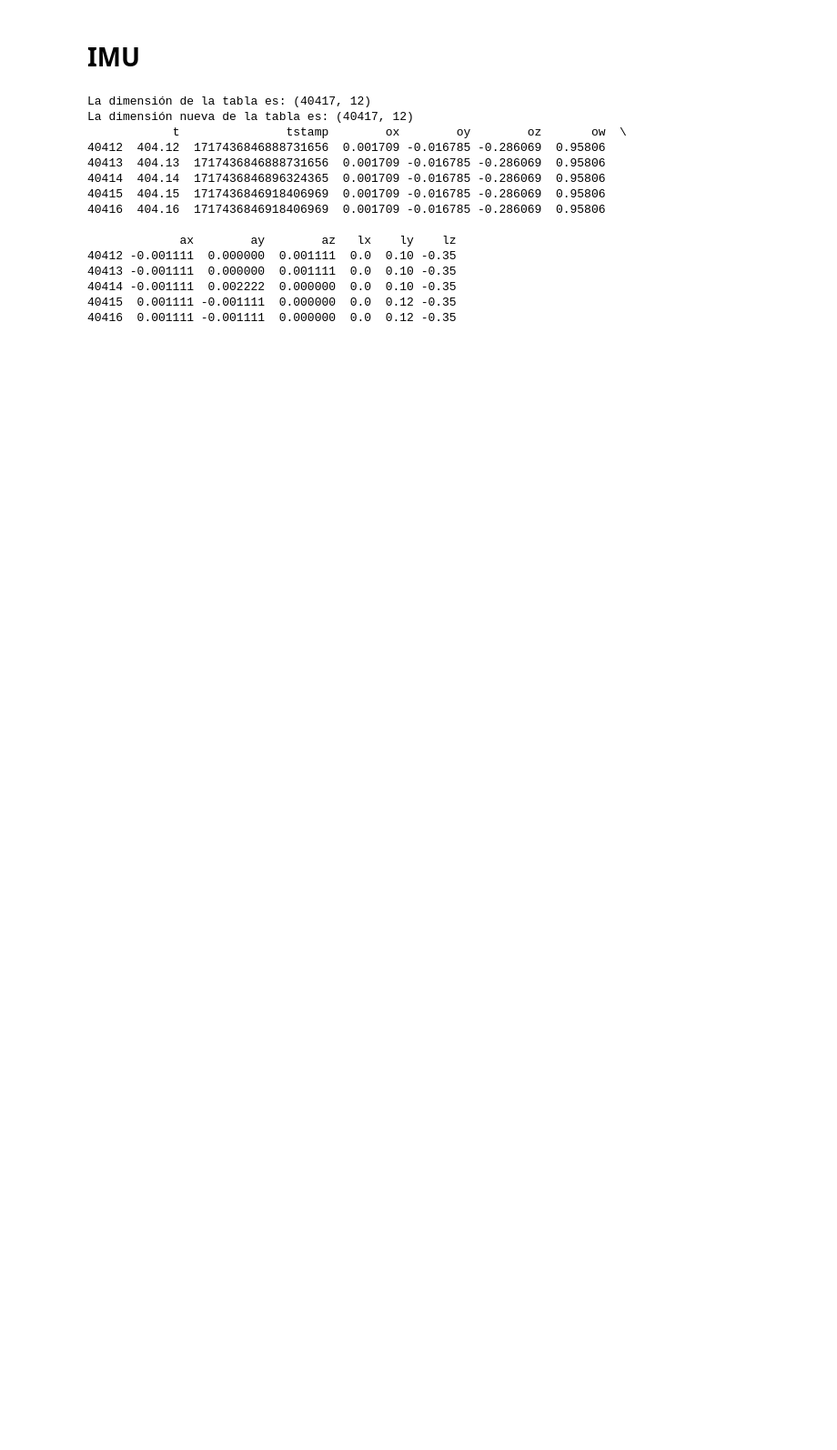
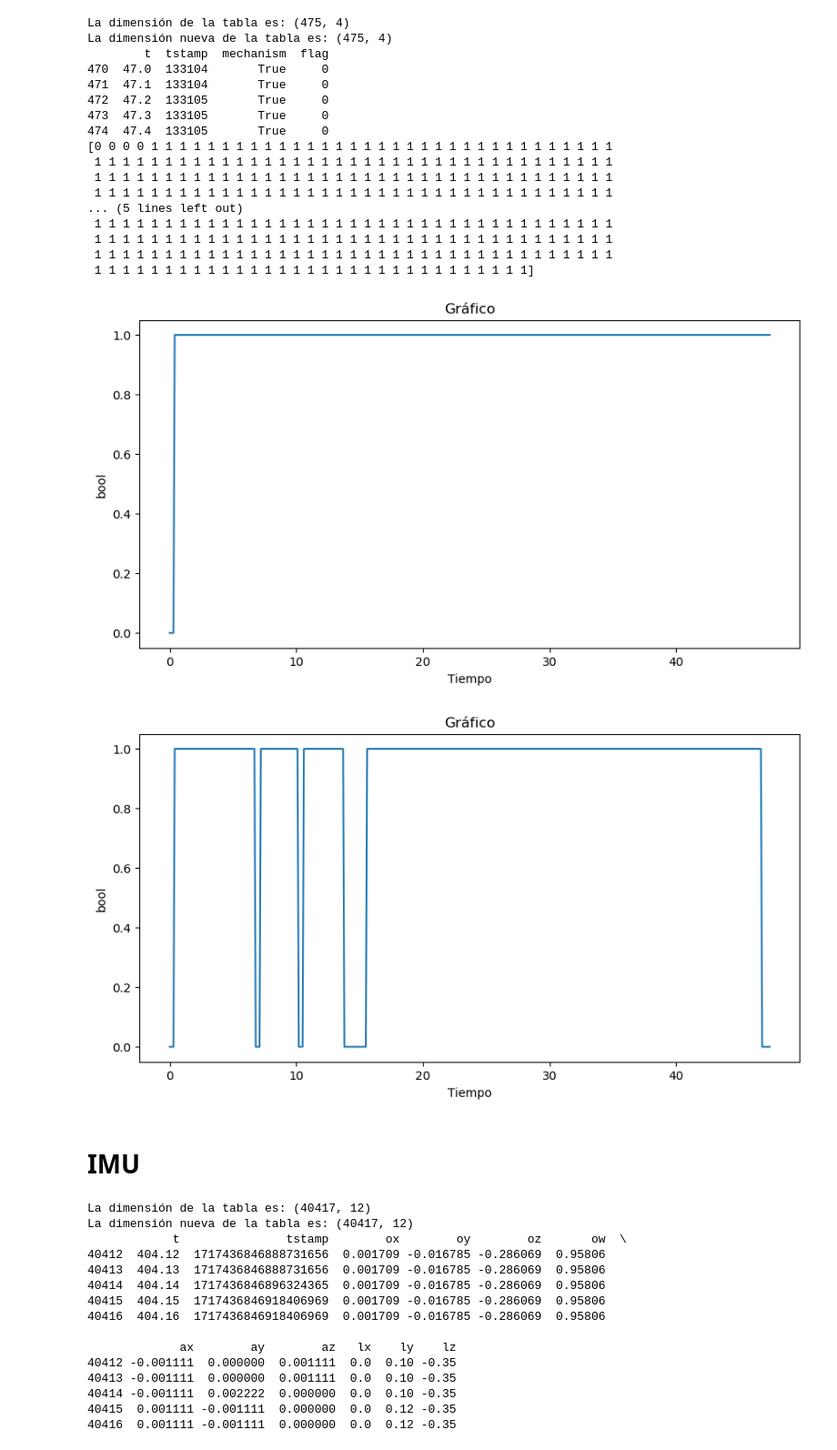
Before and after one commit to markopuch/tesis_v2, a Jupyter notebook: codes/readdata.ipynb, the cells around one changed output. Shown at 91% size. Cells and saved outputs as stored; diff of their text form; code cells hidden in the pictures; blank space fills up the shorter version.

```diff
--- a/codes/readdata.ipynb
+++ b/codes/readdata.ipynb
@@ -6,3 +8,66 @@ csfont = {'fontname':'Arial'}
+# %%
+# Leer los datos del archivo
+try:
+    data = pd.read_csv('data_bottle.txt', sep=' ', header=None, names=['t','tstamp', 'mechanism', 'flag'])
+    # Eliminar las filas con NaN
+    data = data.dropna()
+        # Mostrar la dimensión de la tabla
+    print(f"La dimensión de la tabla es: {data.shape}")
+
+    # Seleccionar un rango de datos
+    #data = data.iloc[0:1000]
+
+    # Mostrar la dimensión de la tabla
+    print(f"La dimensión nueva de la tabla es: {data.shape}")
+
+    # Verificar que los datos se leyeron correctamente
+    print(data.tail())
+
+    # Convertir los datos a numpy arrays si es necesario
+    t = data['t'].values
+    tstamp = data['tstamp'].values
+    mechanism = data['mechanism'].astype(int).values
+    flag = data['flag'].values
+
+    # Crear el gráfico
+    plt.figure(figsize=(10, 5))
+    plt.plot(t, mechanism)
+    plt.title('Gráfico',**csfont)
+    plt.xlabel('Tiempo',**csfont)
+    plt.ylabel('bool',**csfont)
+    plt.show()
+
+    # Crear el gráfico
+    plt.figure(figsize=(10, 5))
+    plt.plot(t, flag)
+    plt.title('Gráfico',**csfont)
+    plt.xlabel('Tiempo',**csfont)
+    plt.ylabel('bool',**csfont)
+    plt.show()
+
+except Exception as e:
+    print(f"Error al leer el archivo: {e}")
+    raise
+# %% [output]
+La dimensión de la tabla es: (475, 4)
+La dimensión nueva de la tabla es: (475, 4)
+        t  tstamp  mechanism  flag
+470  47.0  133104       True     0
+471  47.1  133104       True     0
+472  47.2  133105       True     0
+473  47.3  133105       True     0
+474  47.4  133105       True     0
+[0 0 0 0 1 1 1 1 1 1 1 1 1 1 1 1 1 1 1 1 1 1 1 1 1 1 1 1 1 1 1 1 1 1 1 1 1
+ 1 1 1 1 1 1 1 1 1 1 1 1 1 1 1 1 1 1 1 1 1 1 1 1 1 1 1 1 1 1 1 1 1 1 1 1 1
+ 1 1 1 1 1 1 1 1 1 1 1 1 1 1 1 1 1 1 1 1 1 1 1 1 1 1 1 1 1 1 1 1 1 1 1 1 1
+ 1 1 1 1 1 1 1 1 1 1 1 1 1 1 1 1 1 1 1 1 1 1 1 1 1 1 1 1 1 1 1 1 1 1 1 1 1
+... (5 lines left out)
+ 1 1 1 1 1 1 1 1 1 1 1 1 1 1 1 1 1 1 1 1 1 1 1 1 1 1 1 1 1 1 1 1 1 1 1 1 1
+ 1 1 1 1 1 1 1 1 1 1 1 1 1 1 1 1 1 1 1 1 1 1 1 1 1 1 1 1 1 1 1 1 1 1 1 1 1
+ 1 1 1 1 1 1 1 1 1 1 1 1 1 1 1 1 1 1 1 1 1 1 1 1 1 1 1 1 1 1 1 1 1 1 1 1 1
+ 1 1 1 1 1 1 1 1 1 1 1 1 1 1 1 1 1 1 1 1 1 1 1 1 1 1 1 1 1 1 1]
+[figure, added]
+[figure, added]
 # %% [markdown]
 # IMU
 # %%
```
Also changed, not shown: parts of 5 cells of this notebook, 1 other file.
